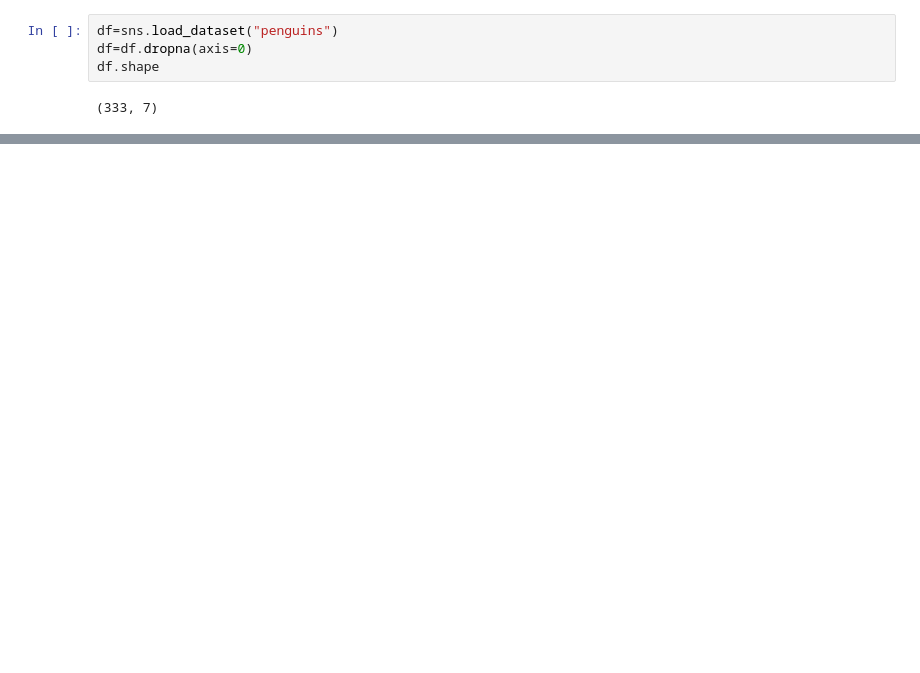
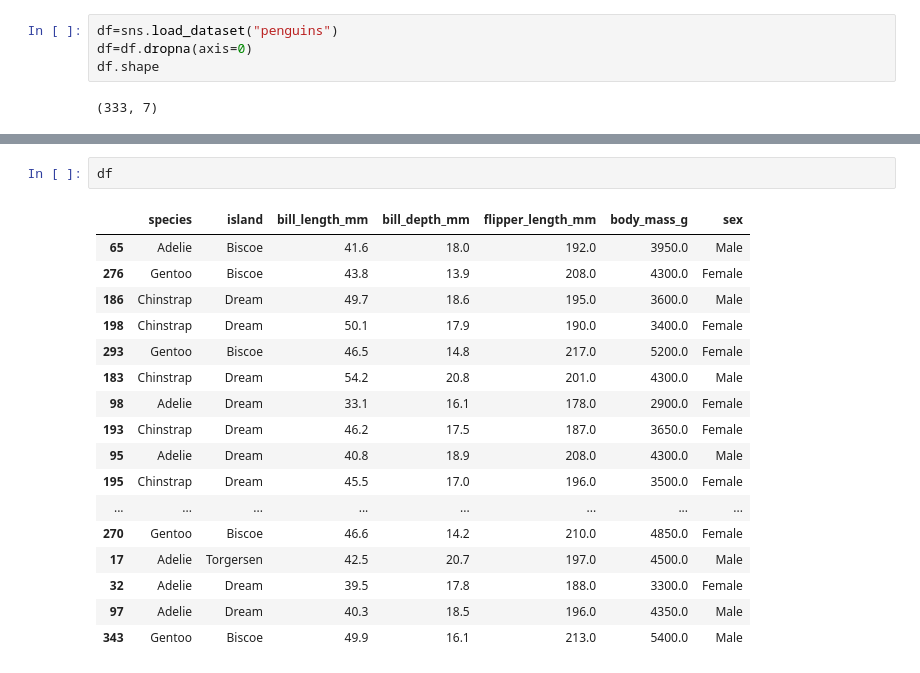
Before and after one commit to koonimaru/omniplot, a Jupyter notebook: ipynb/clusteringplot.ipynb, the cells around one changed output, grey strips where cells are left out. Cells and saved outputs as stored; diff of their text form; blank space fills up the shorter version.

```diff
--- a/ipynb/clusteringplot.ipynb
+++ b/ipynb/clusteringplot.ipynb
@@ -22,0 +26,20 @@ Top two optimal cluster No are: [2, 3]
+# %%
+df
+# %% [output]
+|  | species | island | bill_length_mm | bill_depth_mm | flipper_length_mm | body_mass_g | sex |
+| 65 | Adelie | Biscoe | 41.6 | 18.0 | 192.0 | 3950.0 | Male |
+| 276 | Gentoo | Biscoe | 43.8 | 13.9 | 208.0 | 4300.0 | Female |
+| 186 | Chinstrap | Dream | 49.7 | 18.6 | 195.0 | 3600.0 | Male |
+| 198 | Chinstrap | Dream | 50.1 | 17.9 | 190.0 | 3400.0 | Female |
+| 293 | Gentoo | Biscoe | 46.5 | 14.8 | 217.0 | 5200.0 | Female |
+| 183 | Chinstrap | Dream | 54.2 | 20.8 | 201.0 | 4300.0 | Male |
+| 98 | Adelie | Dream | 33.1 | 16.1 | 178.0 | 2900.0 | Female |
+| 193 | Chinstrap | Dream | 46.2 | 17.5 | 187.0 | 3650.0 | Female |
+| 95 | Adelie | Dream | 40.8 | 18.9 | 208.0 | 4300.0 | Male |
+| 195 | Chinstrap | Dream | 45.5 | 17.0 | 196.0 | 3500.0 | Female |
+| ... | ... | ... | ... | ... | ... | ... | ... |
+| 270 | Gentoo | Biscoe | 46.6 | 14.2 | 210.0 | 4850.0 | Female |
+| 17 | Adelie | Torgersen | 42.5 | 20.7 | 197.0 | 4500.0 | Male |
+| 32 | Adelie | Dream | 39.5 | 17.8 | 188.0 | 3300.0 | Female |
+| 97 | Adelie | Dream | 40.3 | 18.5 | 196.0 | 4350.0 | Male |
+| 343 | Gentoo | Biscoe | 49.9 | 16.1 | 213.0 | 5400.0 | Male |
```
Also changed, not shown: parts of 10 cells of this notebook, 16 other files.
